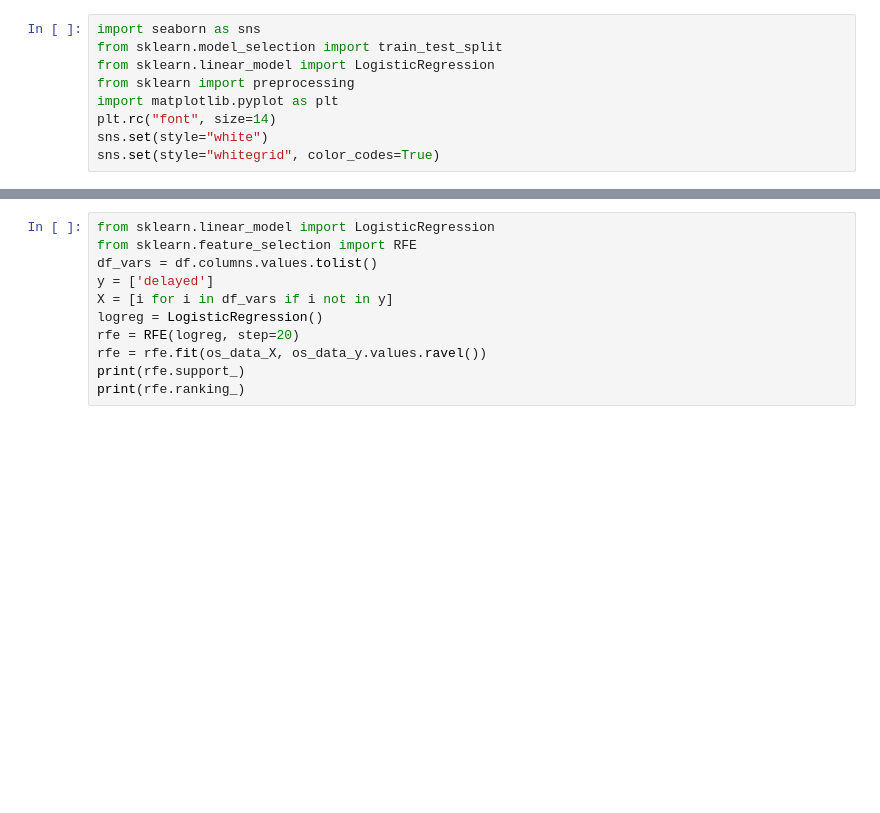
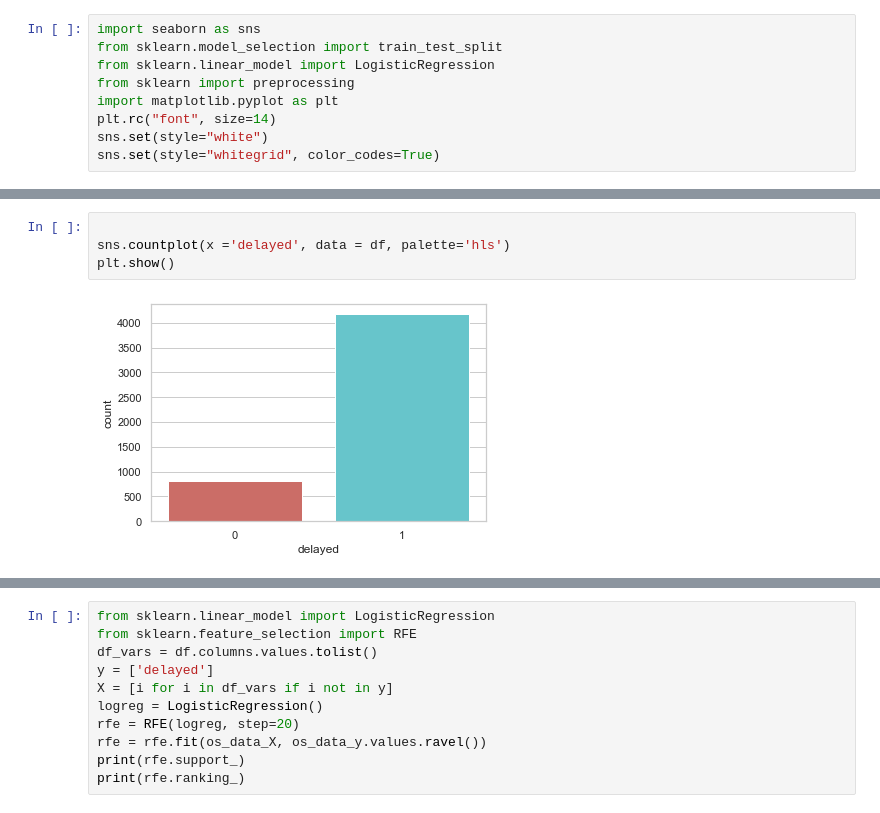
Before and after one commit to karthikeyanVK/MAWSPredictionModel, a Jupyter notebook: TenderSucessPrediction.ipynb, the cells around one changed output, grey strips where cells are left out. Drawn from its saved outputs; the diff is of its cells as text; blank space fills up the shorter version.

Commit message:
added visualization to check correlation

```diff
--- a/TenderSucessPrediction.ipynb
+++ b/TenderSucessPrediction.ipynb
@@ -126,0 +143,6 @@ sns.set(style="whitegrid", color_codes=True)
+# %%
+
+sns.countplot(x ='delayed', data = df, palette='hls')
+plt.show()
+# %% [output]
+[figure, added]
```
Also changed, not shown: parts of 7 cells of this notebook, 2 other files.
